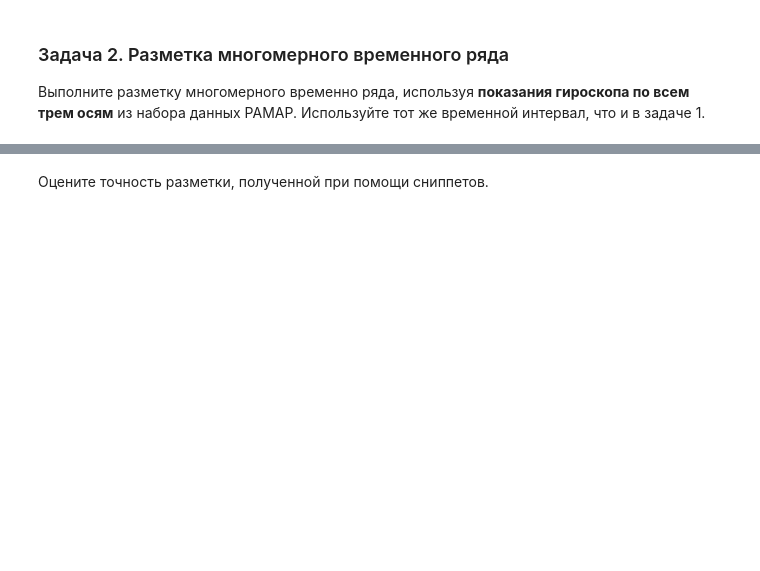
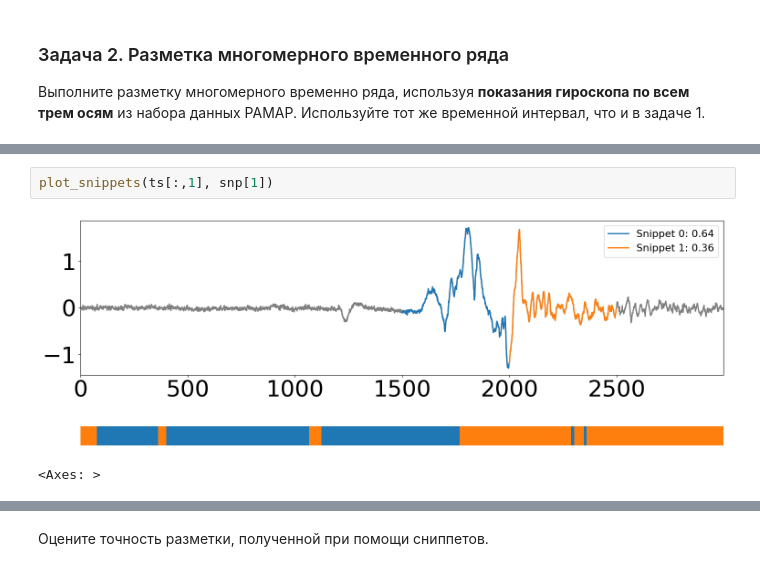
Before and after one commit to Nastasy822/2023-Strueva-TimeSeriesCourse, a Jupyter notebook: practice/05 Snippets/05 Snippets.ipynb, the cells around one changed output, grey strips where cells are left out. Drawn from its saved outputs; the diff is of its cells as text; blank space fills up the shorter version.

```diff
--- a/practice/05 Snippets/05 Snippets.ipynb
+++ b/practice/05 Snippets/05 Snippets.ipynb
@@ -77,0 +129,5 @@ plot_snippets(ts, snp)
+# %%
+plot_snippets(ts[:,1], snp[1])
+# %% [output]
+[figure, added]
+<Axes: >
```
Also changed, not shown: parts of 18 cells of this notebook, 2 other files.
